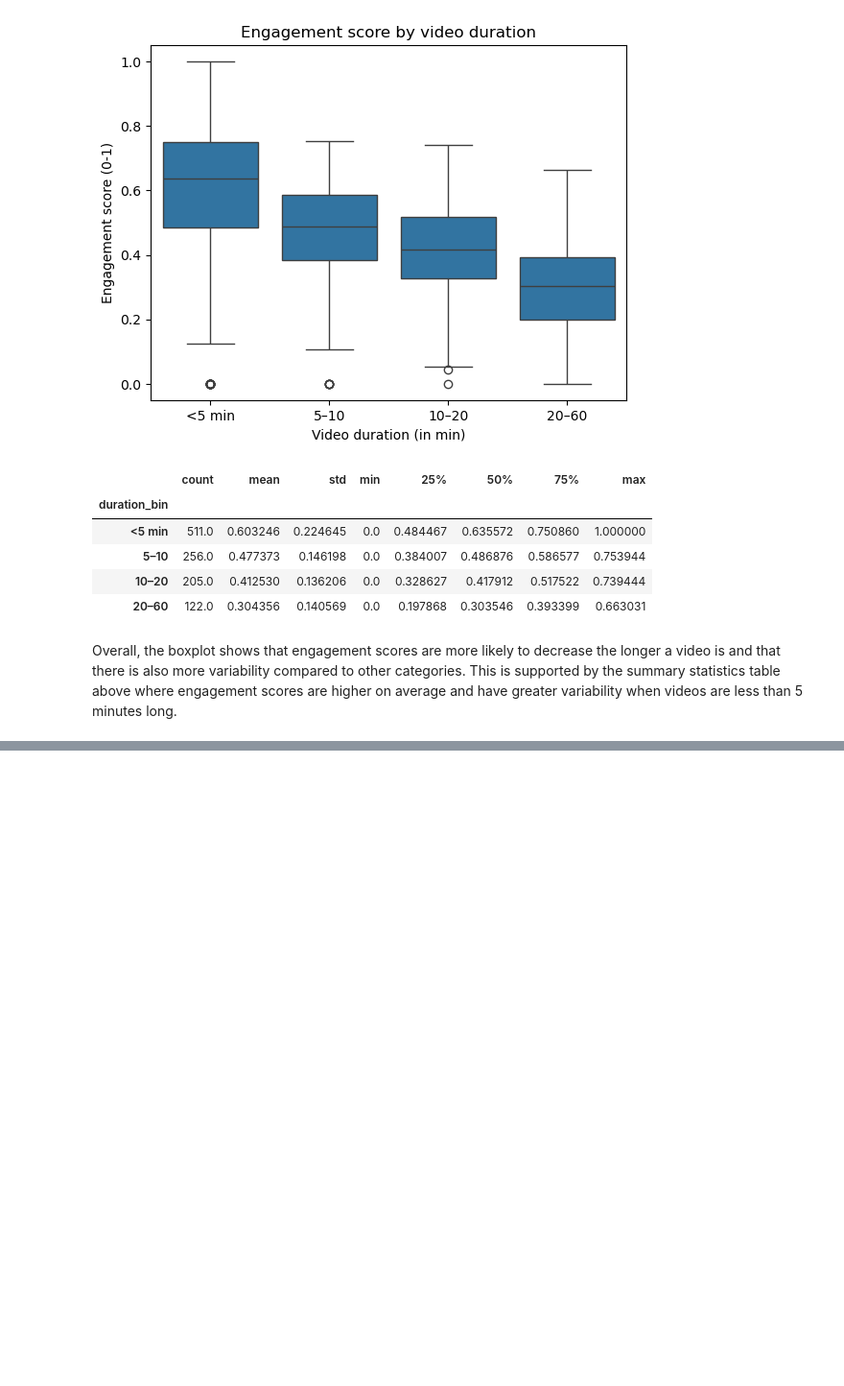
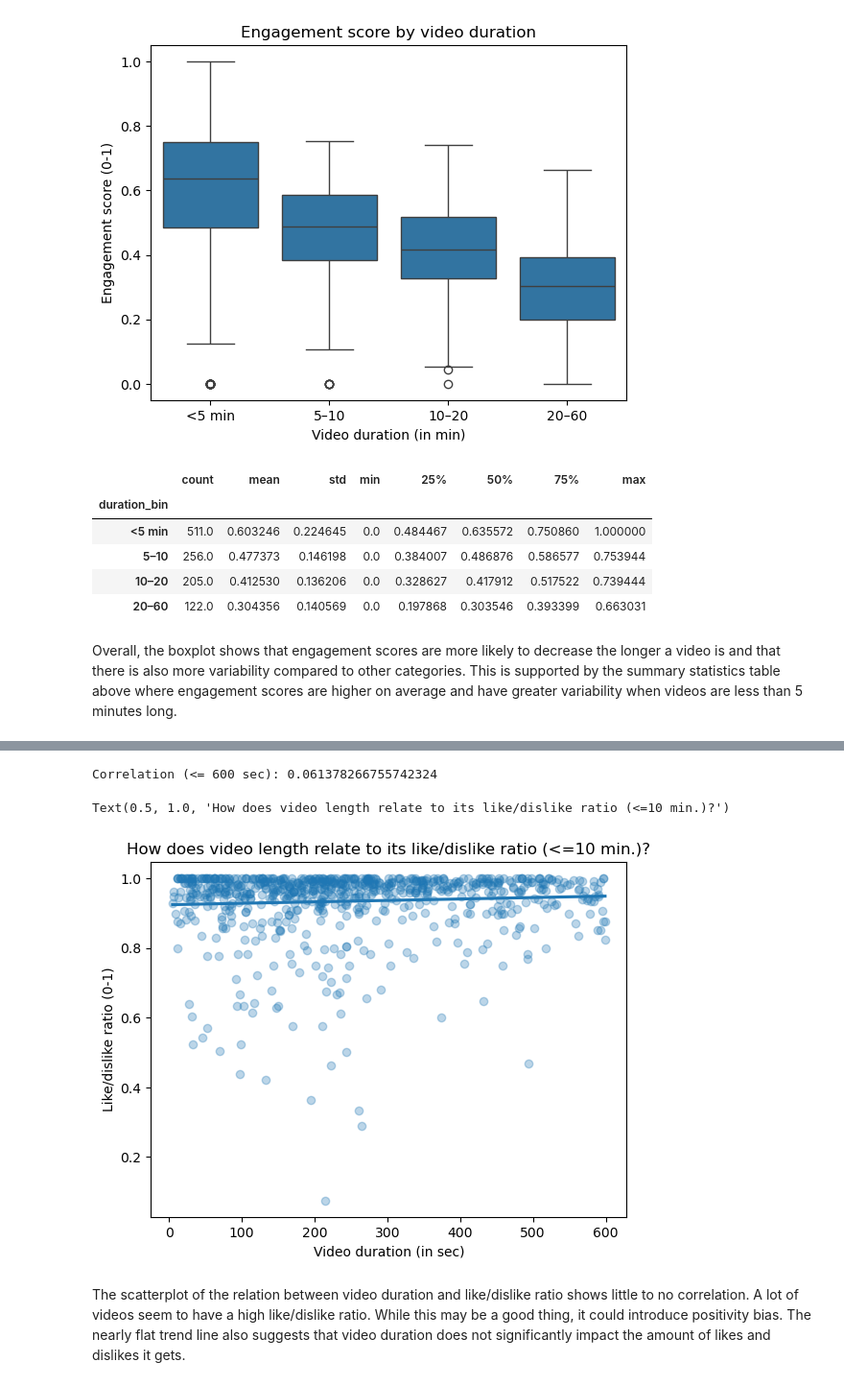
Before and after one commit to keil4ni/151r-proj, a Jupyter notebook: youtube_duration.ipynb, the cells around one changed output, grey strips where cells are left out. Shown at 96% size. Cells and saved outputs as stored; diff of their text form; code cells hidden in the pictures; blank space fills up the shorter version.

```diff
--- a/youtube_duration.ipynb
+++ b/youtube_duration.ipynb
@@ -196,0 +224,23 @@ Overall, the boxplot shows that engagement scores are more likely to decrease th
+# %%
+# 'zoom in' of previous graph
+ldr_duration_corr_600 = yt_600['duration'].corr(yt_600['like_dislike_ratio'])
+
+print("Correlation (<= 600 sec):", ldr_duration_corr_600)
+
+sns.regplot(
+    x = 'duration',
+    y = 'like_dislike_ratio',
+    data = yt_600,
+    scatter_kws = {'alpha': 0.3},
+    ci = None
+)
+
+plt.xlabel('Video duration (in sec)')
+plt.ylabel('Like/dislike ratio (0-1)')
+plt.title('How does video length relate to its like/dislike ratio (<=10 min.)?')
+# %% [output]
+Correlation (<= 600 sec): 0.061378266755742324
+Text(0.5, 1.0, 'How does video length relate to its like/dislike ratio (<=10 min.)?')
+[figure, added]
+# %% [markdown]
+The scatterplot of the relation between video duration and like/dislike ratio shows little to no correlation. A lot of videos seem to have a high like/dislike ratio. While this may be a good thing, it could introduce positivity bias. The nearly flat trend line also suggests that video duration does not significantly impact the amount of likes and dislikes it gets.
```
Also changed, not shown: parts of 7 cells of this notebook.
